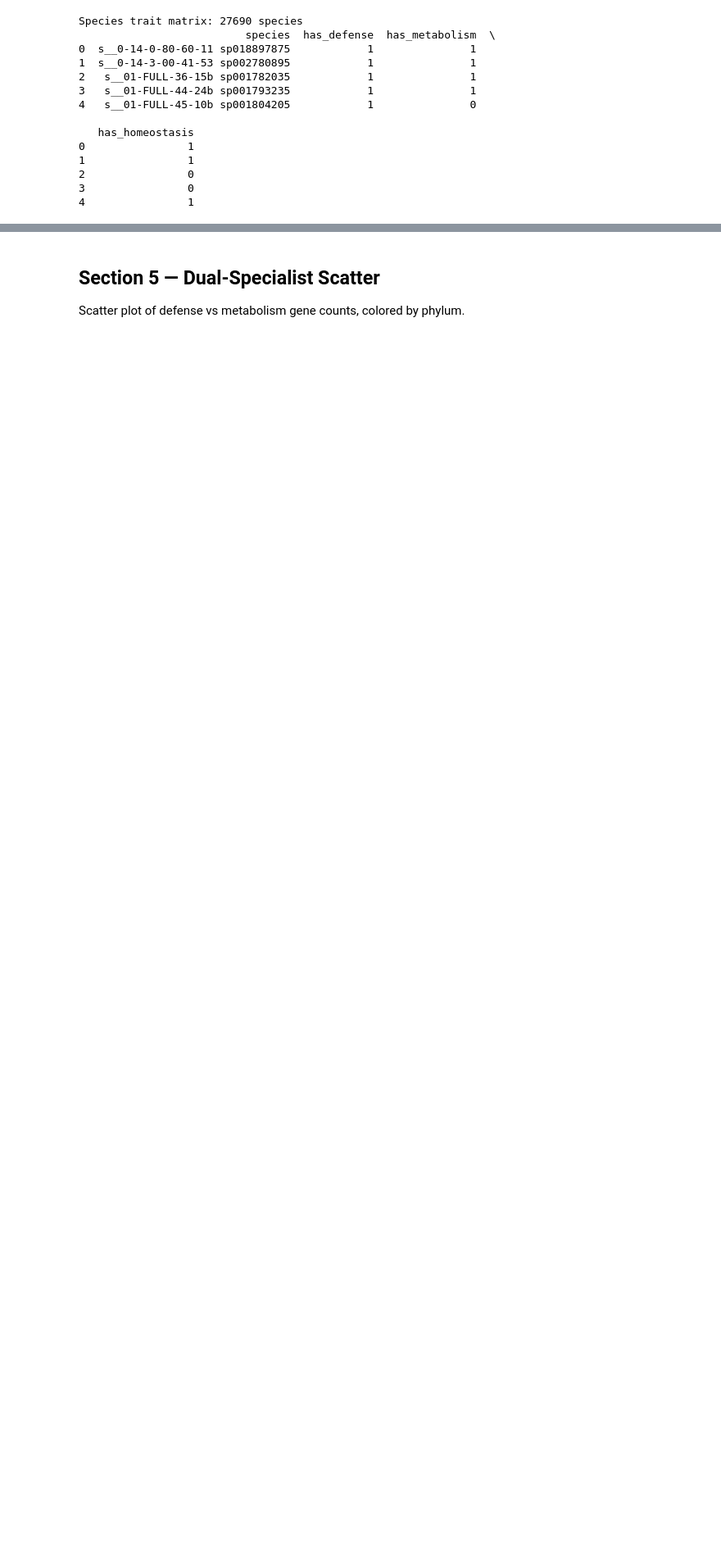
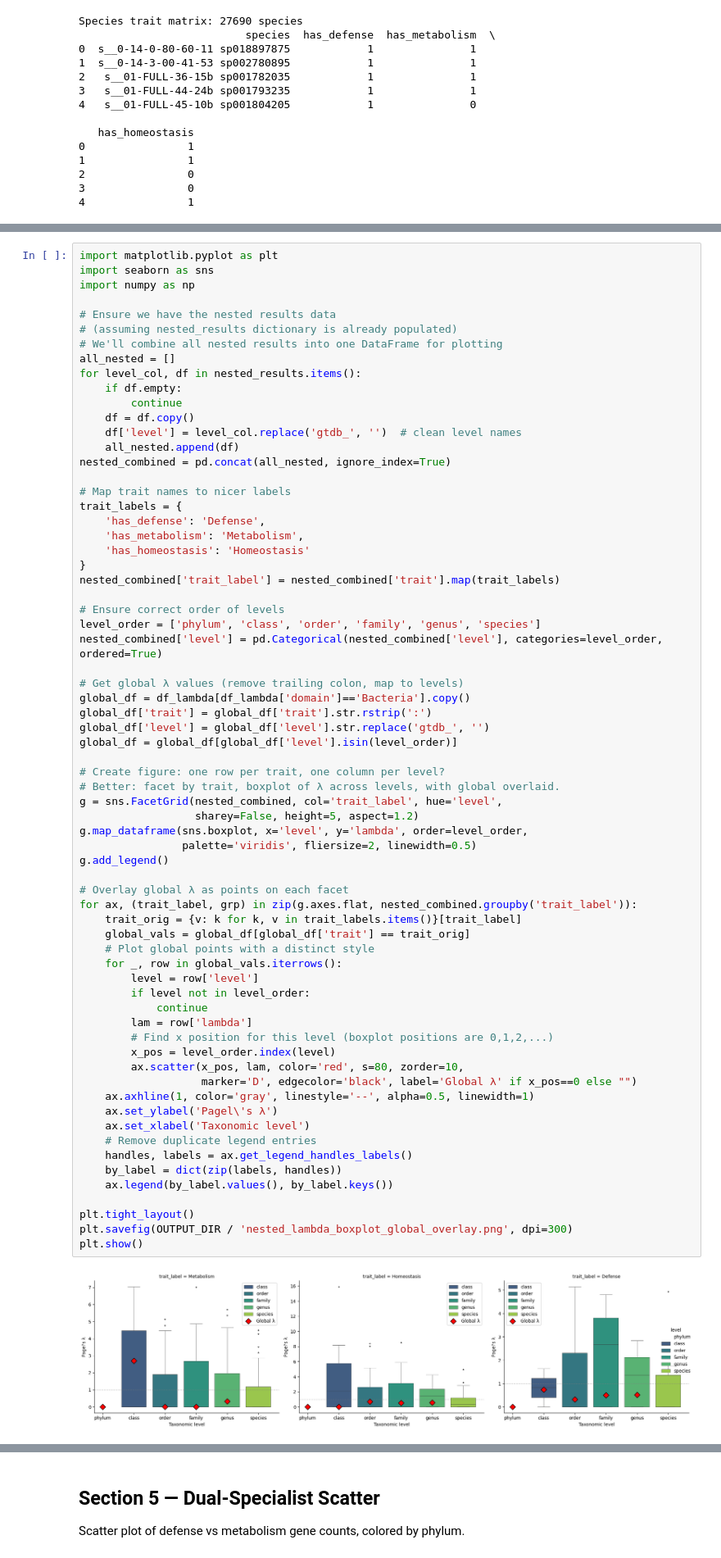
Before and after one commit to kbaseincubator/BERIL-research-observatory, a Jupyter notebook: projects/metal_defense_vs_metabolism_classification/notebooks/03_phylogenetic_distribution.ipynb, the cells around one changed output, grey strips where cells are left out. Shown at 82% size. Saved outputs shown, nothing was run; the diff lists cells and outputs as text; blank space fills up the shorter version.

```diff
--- a/projects/metal_defense_vs_metabolism_classification/notebooks/03_phylogenetic_distribution.ipynb
+++ b/projects/metal_defense_vs_metabolism_classification/notebooks/03_phylogenetic_distribution.ipynb
@@ -264,0 +776,70 @@ Rscript not found. Skipping Pagel's λ analysis.
+# %%
+import matplotlib.pyplot as plt
+import seaborn as sns
+import numpy as np
+
+# Ensure we have the nested results data
+# (assuming nested_results dictionary is already populated)
+# We'll combine all nested results into one DataFrame for plotting
+all_nested = []
+for level_col, df in nested_results.items():
+    if df.empty:
+        continue
+    df = df.copy()
+    df['level'] = level_col.replace('gtdb_', '')  # clean level names
+    all_nested.append(df)
+nested_combined = pd.concat(all_nested, ignore_index=True)
+
+# Map trait names to nicer labels
+trait_labels = {
+    'has_defense': 'Defense',
+    'has_metabolism': 'Metabolism',
+    'has_homeostasis': 'Homeostasis'
+}
+nested_combined['trait_label'] = nested_combined['trait'].map(trait_labels)
+
+# Ensure correct order of levels
+level_order = ['phylum', 'class', 'order', 'family', 'genus', 'species']
+nested_combined['level'] = pd.Categorical(nested_combined['level'], categories=level_order, ordered=True)
+
+# Get global λ values (remove trailing colon, map to levels)
+global_df = df_lambda[df_lambda['domain']=='Bacteria'].copy()
+global_df['trait'] = global_df['trait'].str.rstrip(':')
+global_df['level'] = global_df['level'].str.replace('gtdb_', '')
+global_df = global_df[global_df['level'].isin(level_order)]
+
+# Create figure: one row per trait, one column per level?
+# Better: facet by trait, boxplot of λ across levels, with global overlaid.
+g = sns.FacetGrid(nested_combined, col='trait_label', hue='level',
+                  sharey=False, height=5, aspect=1.2)
+g.map_dataframe(sns.boxplot, x='level', y='lambda', order=level_order,
+                palette='viridis', fliersize=2, linewidth=0.5)
+g.add_legend()
+
+# Overlay global λ as points on each facet
+for ax, (trait_label, grp) in zip(g.axes.flat, nested_combined.groupby('trait_label')):
+    trait_orig = {v: k for k, v in trait_labels.items()}[trait_label]
+    global_vals = global_df[global_df['trait'] == trait_orig]
+    # Plot global points with a distinct style
+    for _, row in global_vals.iterrows():
+        level = row['level']
+        if level not in level_order:
+            continue
+        lam = row['lambda']
+        # Find x position for this level (boxplot positions are 0,1,2,...)
+        x_pos = level_order.index(level)
+        ax.scatter(x_pos, lam, color='red', s=80, zorder=10,
+                   marker='D', edgecolor='black', label='Global λ' if x_pos==0 else "")
+    ax.axhline(1, color='gray', linestyle='--', alpha=0.5, linewidth=1)
+    ax.set_ylabel('Pagel\'s λ')
+    ax.set_xlabel('Taxonomic level')
+    # Remove duplicate legend entries
+    handles, labels = ax.get_legend_handles_labels()
+    by_label = dict(zip(labels, handles))
+    ax.legend(by_label.values(), by_label.keys())
+
+plt.tight_layout()
+plt.savefig(OUTPUT_DIR / 'nested_lambda_boxplot_global_overlay.png', dpi=300)
+plt.show()
+# %% [output]
+[figure, added]
```
Also changed, not shown: parts of 23 cells of this notebook, 3 other files.
